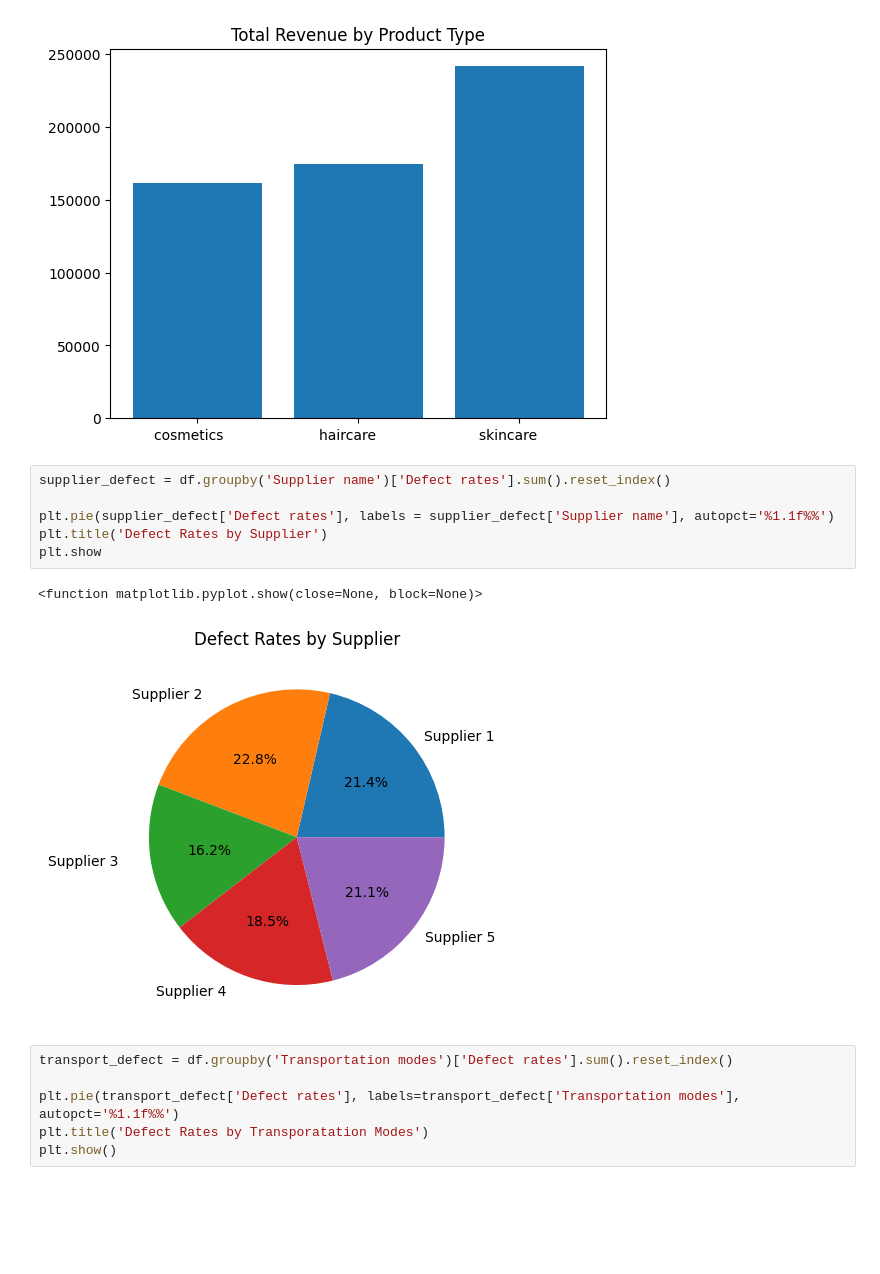
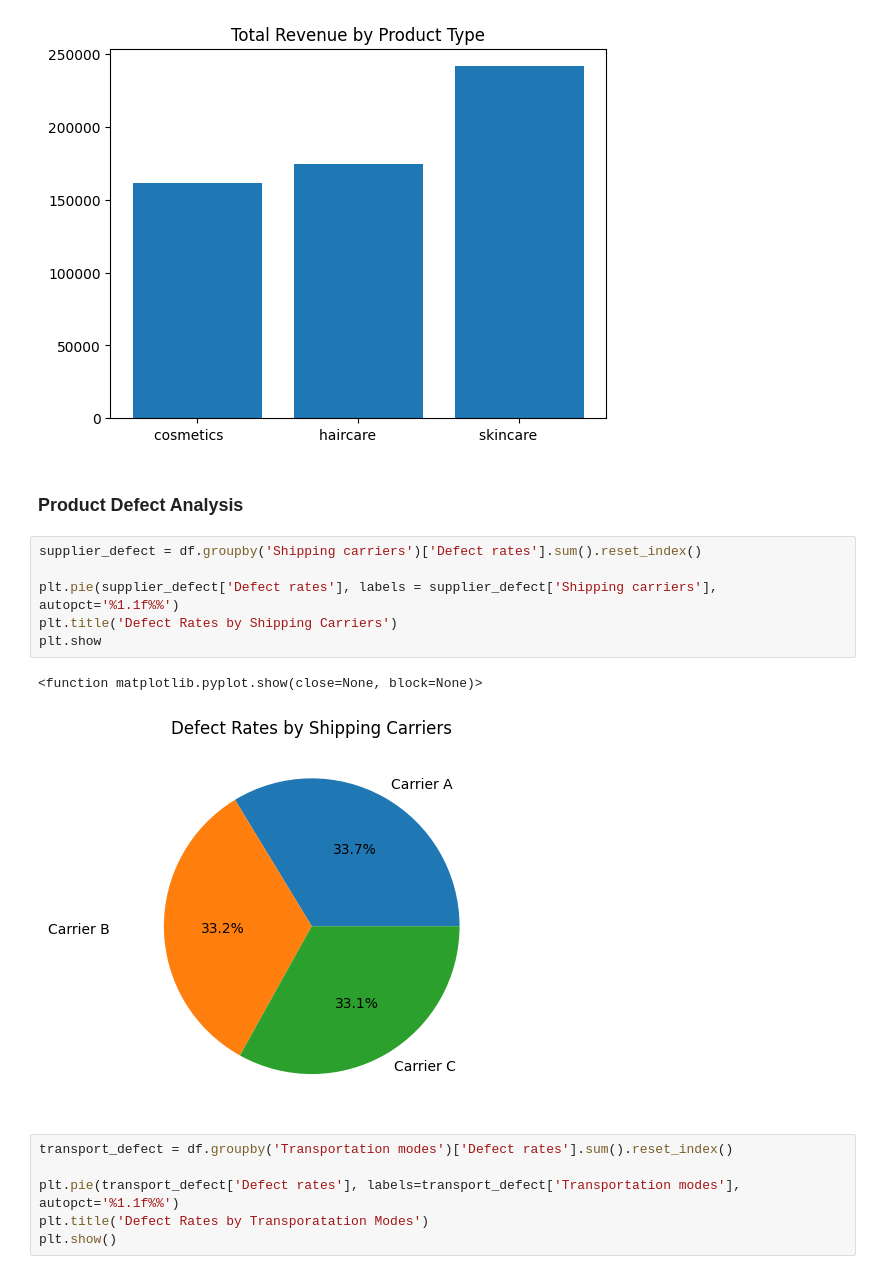
Before and after one commit to RizkiRiyadi/Supply_Chain_Case, a Jupyter notebook: Supply-Chain-EDA.ipynb, the cells around one changed output. Saved outputs shown, nothing was run; the diff lists cells and outputs as text; blank space fills up the shorter version.

```diff
--- a/SCM.ipynb
+++ b/Supply-Chain-EDA.ipynb
@@ -122,15 +155,17 @@ plt.show
 # %% [output]
 <function matplotlib.pyplot.show(close=None, block=None)>
 [figure]
+# %% [markdown]
+### Product Defect Analysis
 # %%
-supplier_defect = df.groupby('Supplier name')['Defect rates'].sum().reset_index()
+supplier_defect = df.groupby('Shipping carriers')['Defect rates'].sum().reset_index()
 
-plt.pie(supplier_defect['Defect rates'], labels = supplier_defect['Supplier name'], autopct='%1.1f%%')
-plt.title('Defect Rates by Supplier')
+plt.pie(supplier_defect['Defect rates'], labels = supplier_defect['Shipping carriers'], autopct='%1.1f%%')
+plt.title('Defect Rates by Shipping Carriers')
 plt.show
 # %% [output]
 <function matplotlib.pyplot.show(close=None, block=None)>
-[figure, old version]
+[figure, new version]
 # %%
 transport_defect = df.groupby('Transportation modes')['Defect rates'].sum().reset_index()
 
```
Also changed, not shown: parts of 13 cells of this notebook.
